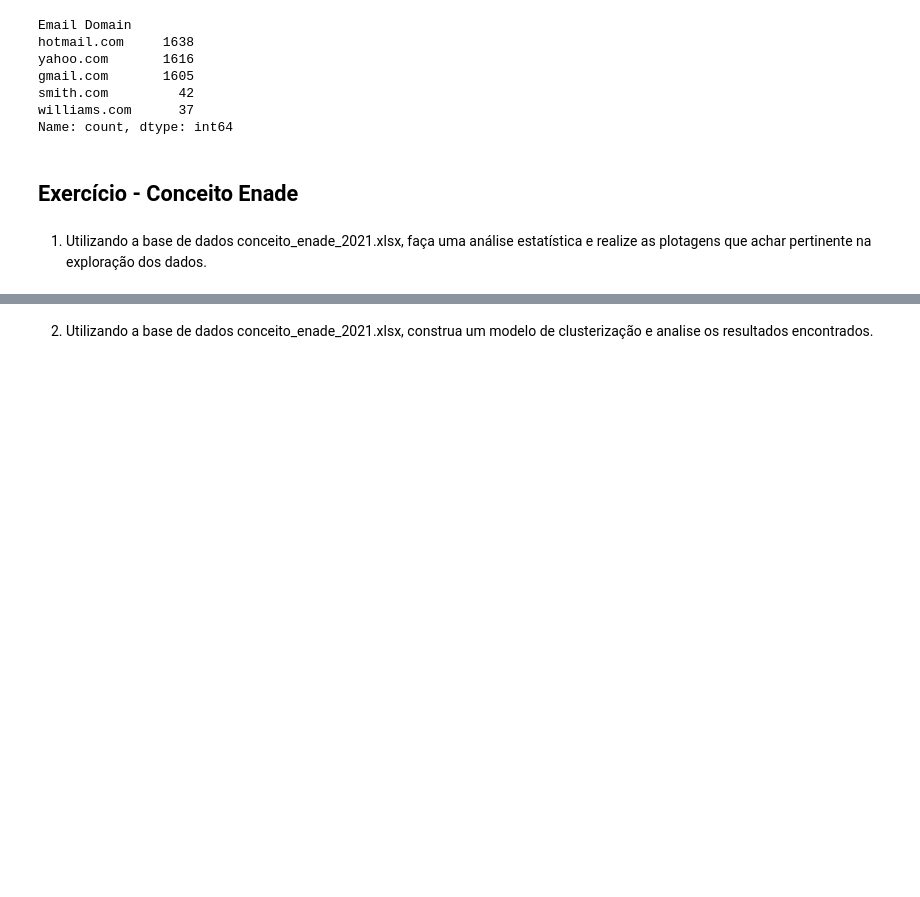
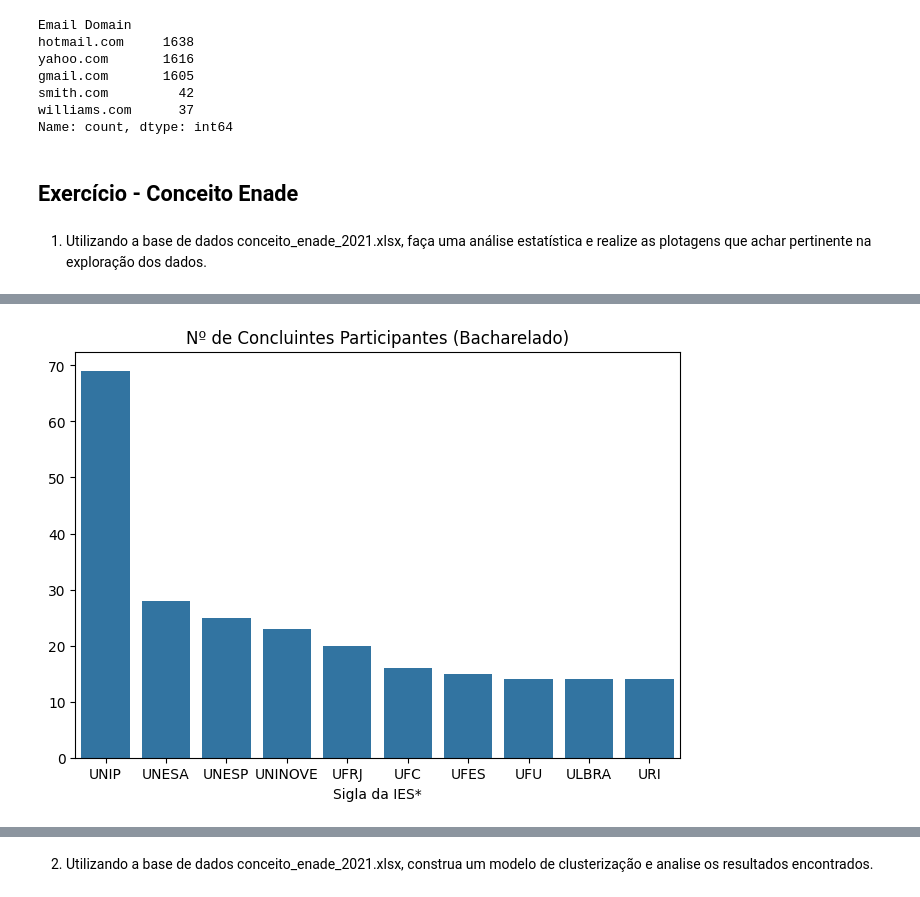
Before and after one commit to TalesLimaOliveira/ifb_ds, a Jupyter notebook: atividades/lista_02_160425/DS_Lista_02_160425_TalesOliveira.ipynb, the cells around one changed output, grey strips where cells are left out. Saved outputs shown, nothing was run; the diff lists cells and outputs as text; code cells hidden in the pictures; blank space fills up the shorter version.

```diff
--- a/atividades/lista_02_160425/DS_Lista_02_160425_TalesOliveira.ipynb
+++ b/atividades/lista_02_160425/DS_Lista_02_160425_TalesOliveira.ipynb
@@ -238,0 +181,13 @@ dtype: int64
+# %%
+df_group = df_conc[df_conc['Grau Acadêmico'] == 'Bacharelado'].groupby('Sigla da IES*')['Nº  de Concluintes Participantes'].count().sort_values(ascending=False)
+
+fig, ax = plt.subplots(layout='constrained')
+sns.barplot(
+    x = df_group.head(10).index,
+    y = df_group.head(10).values
+)
+
+plt.title('Nº de Concluintes Participantes (Bacharelado)')
+plt.show()
+# %% [output]
+[figure, added]
```
Also changed, not shown: parts of 13 cells of this notebook, 1 other file.
